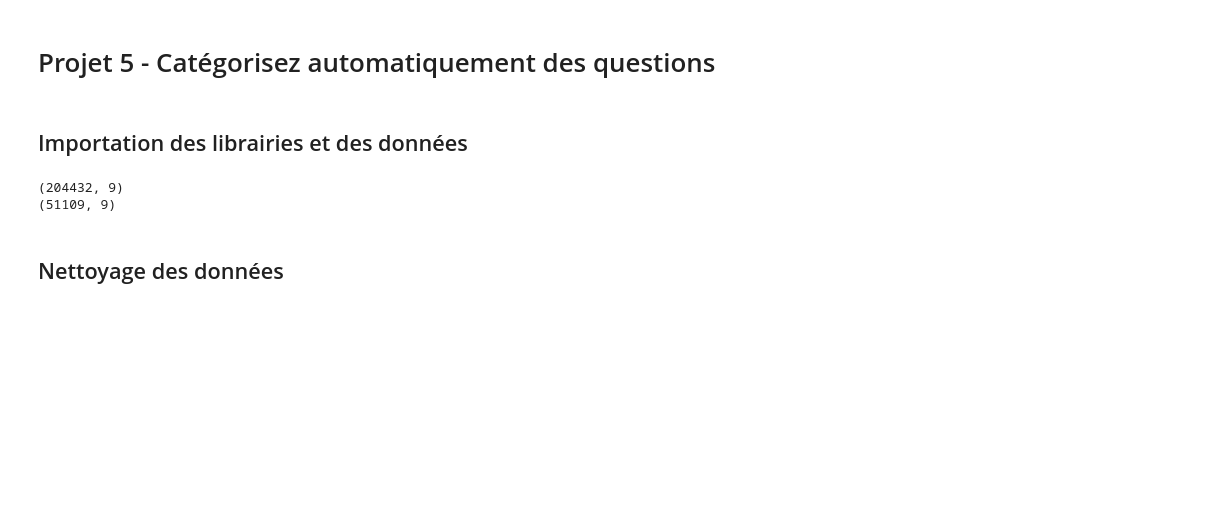
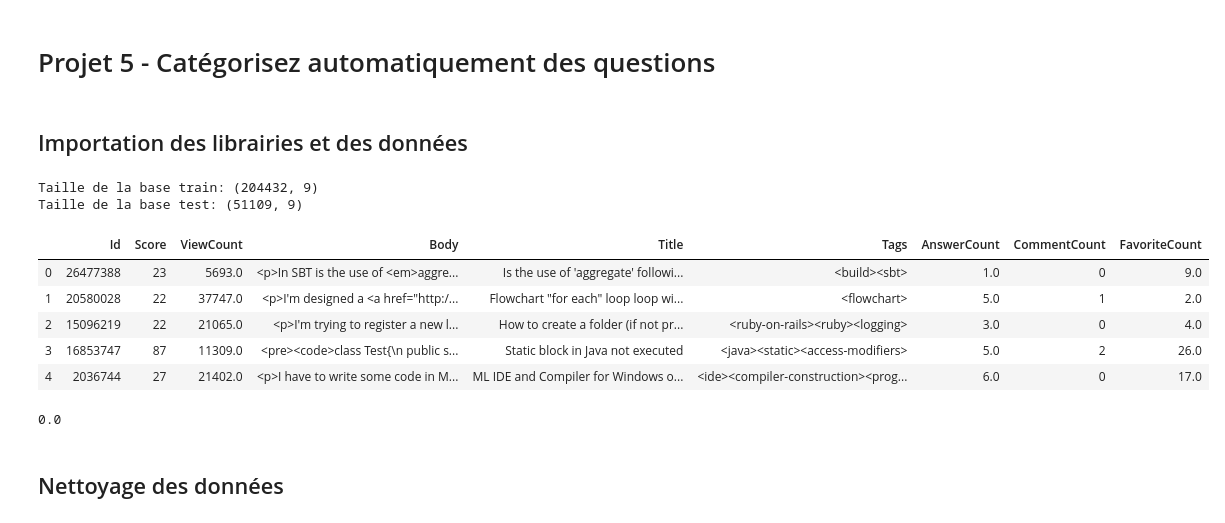
Before and after one commit to maudch96/Projet5, a Jupyter notebook: Projet5.ipynb, the cells around one changed output. Drawn from its saved outputs; the diff is of its cells as text; code cells hidden in the pictures; blank space fills up the shorter version.

```diff
--- a/Projet5.ipynb
+++ b/Projet5.ipynb
@@ -28,11 +28,24 @@ import csv
 test = pd.read_csv('test.csv')
 train = pd.read_csv('train.csv')
 # %%
-print(train.shape)
-print(test.shape)
+print('Taille de la base train:', train.shape)
+print('Taille de la base test:', test.shape)
 # %% [output]
-(204432, 9)
-(51109, 9)
+Taille de la base train: (204432, 9)
+Taille de la base test: (51109, 9)
+# %%
+train.head()
+# %% [output]
+|  | Id | Score | ViewCount | Body | Title | Tags | AnswerCount | CommentCount | FavoriteCount |
+| 0 | 26477388 | 23 | 5693.0 | <p>In SBT is the use of <em>aggre... | Is the use of 'aggregate' followi... | <build><sbt> | 1.0 | 0 | 9.0 |
+| 1 | 20580028 | 22 | 37747.0 | <p>I'm designed a <a href="http:/... | Flowchart "for each" loop loop wi... | <flowchart> | 5.0 | 1 | 2.0 |
+| 2 | 15096219 | 22 | 21065.0 | <p>I'm trying to register a new l... | How to create a folder (if not pr... | <ruby-on-rails><ruby><logging> | 3.0 | 0 | 4.0 |
+| 3 | 16853747 | 87 | 11309.0 | <pre><code>class Test{\n public s... | Static block in Java not executed | <java><static><access-modifiers> | 5.0 | 2 | 26.0 |
+| 4 | 2036744 | 27 | 21402.0 | <p>I have to write some code in M... | ML IDE and Compiler for Windows o... | <ide><compiler-construction><prog... | 6.0 | 0 | 17.0 |
+# %%
+min(list(train['AnswerCount']))
+# %% [output]
+0.0
 # %% [markdown]
 ## Nettoyage des données
 # %%
```
Also changed, not shown: parts of 35 cells of this notebook.
